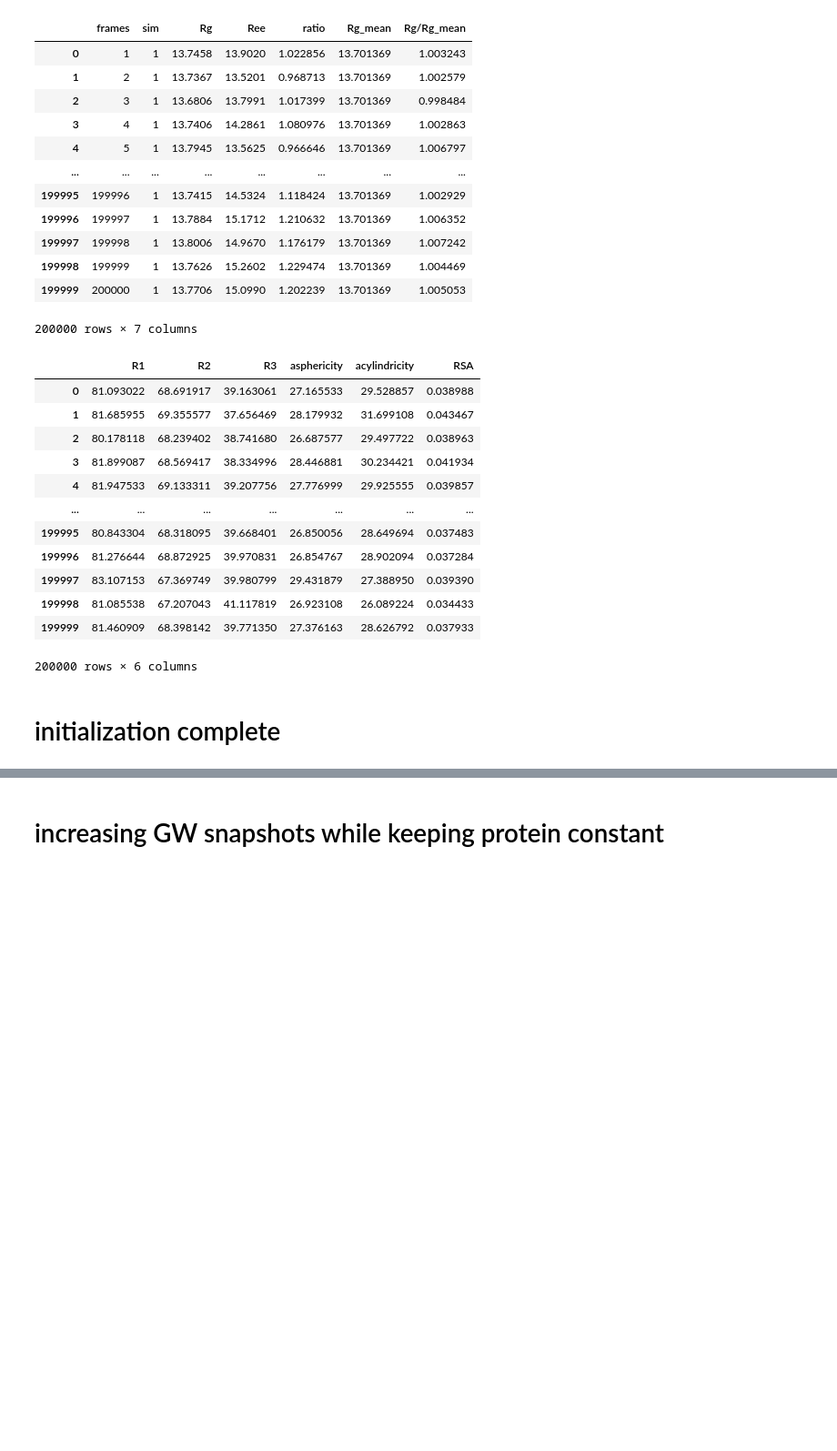
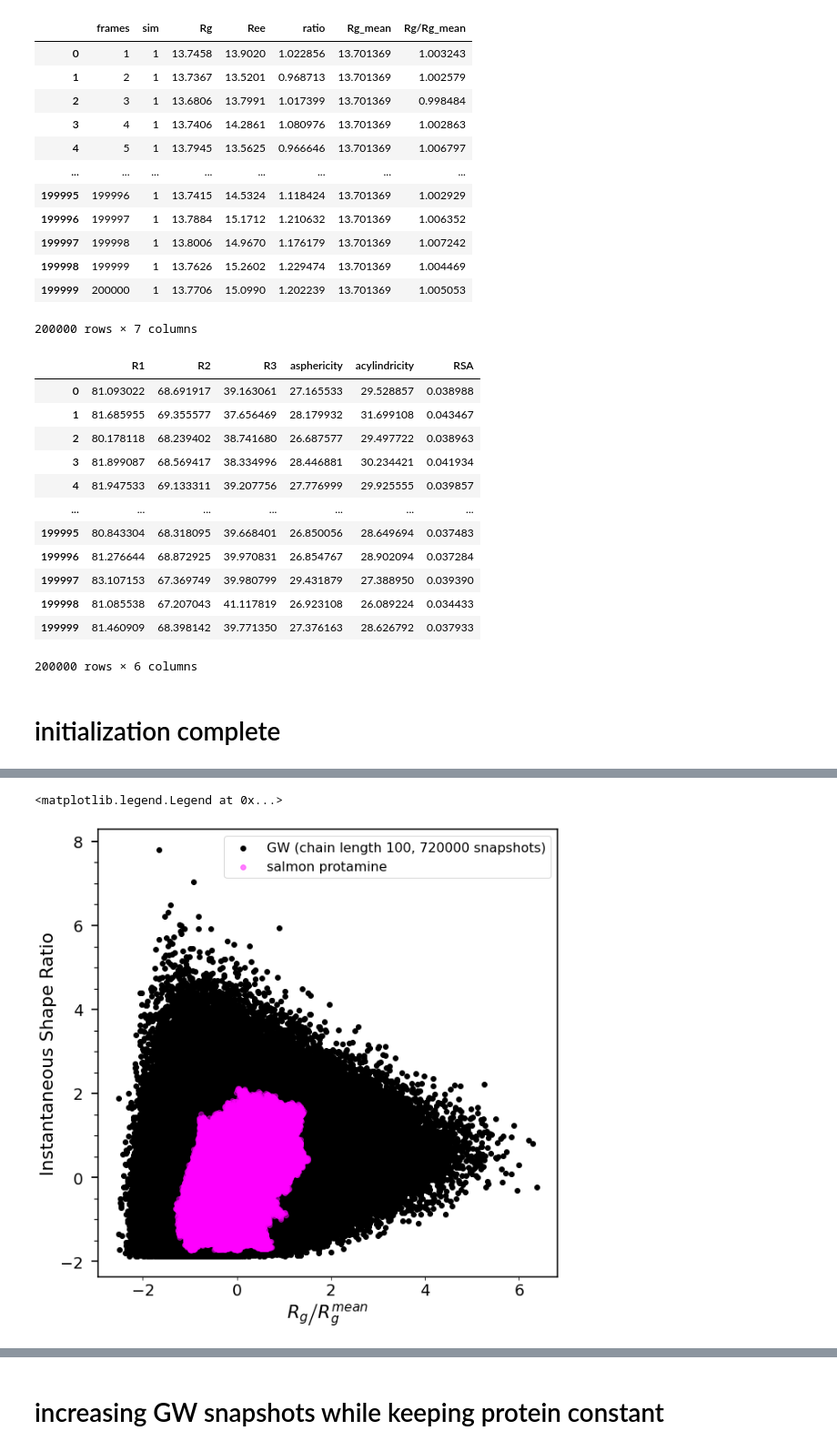
Before and after one commit to hshadman/disordered_protein_polymer_chain_theory, a Jupyter notebook: summary_SAW_RW/supplemental_algorithm_figures/fC_all_proteins_polymers.ipynb, the cells around one changed output, grey strips where cells are left out. Shown at 91% size. Drawn from its saved outputs; the diff is of its cells as text; code cells hidden in the pictures; blank space fills up the shorter version.

```diff
--- a/summary_SAW_RW/supplemental_algorithm_figures/fC_all_proteins_polymers.ipynb
+++ b/summary_SAW_RW/supplemental_algorithm_figures/fC_all_proteins_polymers.ipynb
@@ -1324,0 +1342,55 @@ def RSA_based_fC(protein_var,protein_name,poly_id,p_moments_var,
+# %%
+#double check this
+
+fig,ax=plt.subplots(figsize=(10,10))
+salmon_pro=salmon_rg_ree_ratheatmap[['Rg/Rg_mean','ratio']].copy()
+salmon_pro['polymer_id']=np.repeat('protein_salmon',salmon_pro.shape[0])
+GW_po=GW_ind_runs_chainlen100[GW_ind_runs_chainlen100.run_number<=upto_ind_run][['Rg/Rg_mean','ratio']].copy()
+GW_po['polymer_id']=np.repeat('GW',GW_po.shape[0])
+
+
+upto_snapshots=250000
+GW_mean_Rg_Rg_mean=np.mean(GW_ind_runs_chainlen100['Rg/Rg_mean'].values[0:(upto_snapshots+1)])
+GW_std_Rg_Rg_mean=np.std(GW_ind_runs_chainlen100['Rg/Rg_mean'].values[0:(upto_snapshots+1)])
+GW_mean_ratio=np.mean(GW_ind_runs_chainlen100['ratio'].values[0:(upto_snapshots+1)])
+GW_std_ratio=np.std(GW_ind_runs_chainlen100['ratio'].values[0:(upto_snapshots+1)])
+
+combined_pro_po=pd.concat([GW_po,salmon_pro],axis=0,ignore_index=True)
+combined_pro_po['stdd_Rg/Rg_mean']=(combined_pro_po['Rg/Rg_mean'].values-GW_mean_Rg_Rg_mean)/GW_std_Rg_Rg_mean
+combined_pro_po['stdd_ratio']=(combined_pro_po['ratio'].values-GW_mean_ratio)/GW_std_ratio
+
+ax.scatter(combined_pro_po[combined_pro_po.polymer_id=='GW']['stdd_Rg/Rg_mean'].values,
+            combined_pro_po[combined_pro_po.polymer_id=='GW']['stdd_ratio'].values,color='black',
+          label=f'GW (chain length 100, {len(GW_po)} snapshots)')
+
+ax.scatter(combined_pro_po[combined_pro_po.polymer_id=='protein_salmon']['stdd_Rg/Rg_mean'].values,
+            combined_pro_po[combined_pro_po.polymer_id=='protein_salmon']['stdd_ratio'].values,
+            color='magenta',alpha=0.5, label='salmon protamine')
+
+plt.setp(ax.get_xticklabels(),fontsize=19)
+plt.setp(ax.get_yticklabels(),fontsize=19)
+ax.set_xlabel(r'$R_g\left/R_g^{mean}\right.$' ,fontsize=22)
+
+
+ax.set_ylabel('Instantaneous Shape Ratio',fontsize=22)
+#color_list = iter(cm.viridis(np.linspace(0, 1, GW_equil_chain_rg_ree.chain_length.unique().shape[0])))
+#ax.axvline(x=720000,ymin=0,ymax=1,linewidth=1.5,color=next(color_list),label='number of GW snapshots chosen')
+#ax.text(0.2,0.5,'both protein & GW have 180000 snapshots',
+#                  transform=ax.transAxes,fontsize=18,color='black')
+
+#ax.set_ylim(-0.05,1)
+for i in ['top', 'left', 'right', 'bottom']:
+    ax.spines[i].set_linewidth(1.6)
+
+ax.minorticks_on()
+ax.tick_params(axis='y', which='major', labelsize=19, width = 1.7, size = 8,pad=10)
+ax.tick_params(axis='y', which='minor', width = 1.2, size = 5)
+ax.tick_params(axis='x', which='minor',bottom=False)
+ax.legend(fontsize=16)
+#ax.set_xscale('log')
+#ax.set_yscale('log')
+
+#plt.savefig('../supplemental_algorithm_figures/salmon_GW_standardized_data.png', dpi = 1000, bbox_inches='tight')
+# %% [output]
+<matplotlib.legend.Legend at 0x...>
+[figure, added]
```
Also changed, not shown: parts of 10 cells of this notebook, 7 other files.
